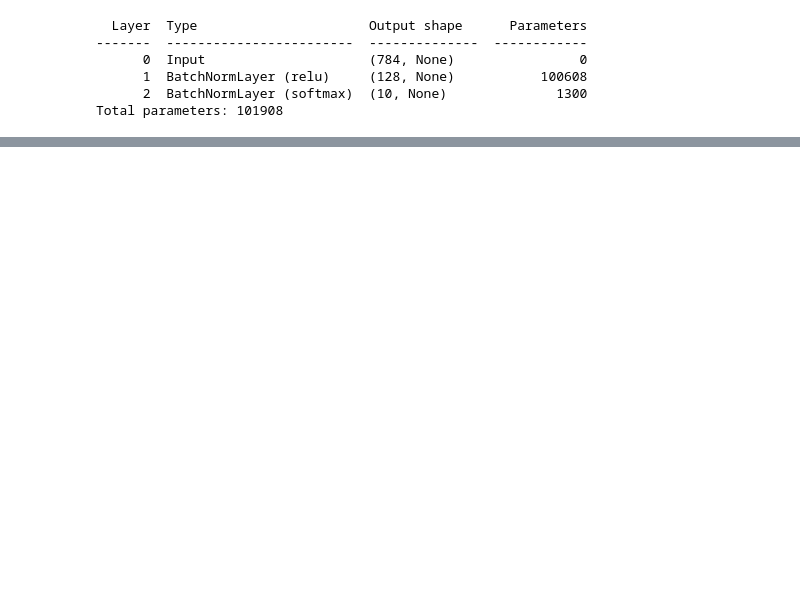
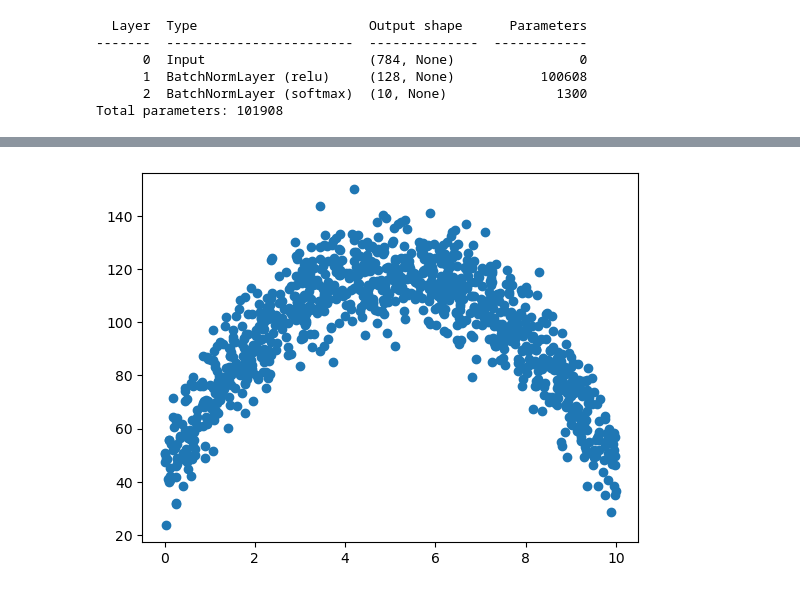
Before and after one commit to sweinger/deep_learning, a Jupyter notebook: neural_network.ipynb, the cells around one changed output, grey strips where cells are left out. Saved outputs shown, nothing was run; the diff lists cells and outputs as text; code cells hidden in the pictures; blank space fills up the shorter version.

```diff
--- a/neural_network.ipynb
+++ b/neural_network.ipynb
@@ -593,0 +632,8 @@ Accuracy: 0.9774
+# %%
+X = np.random.uniform(size=(1, 1000))*10
+Y = -3 * np.power(X - 5, 2) + 120 + np.random.normal(scale=10.0, size=(1, X.shape[1]))
+
+plt.scatter(X, Y)
+plt.show()
+# %% [output]
+[figure, added]
```
Also changed, not shown: parts of 33 cells of this notebook.
